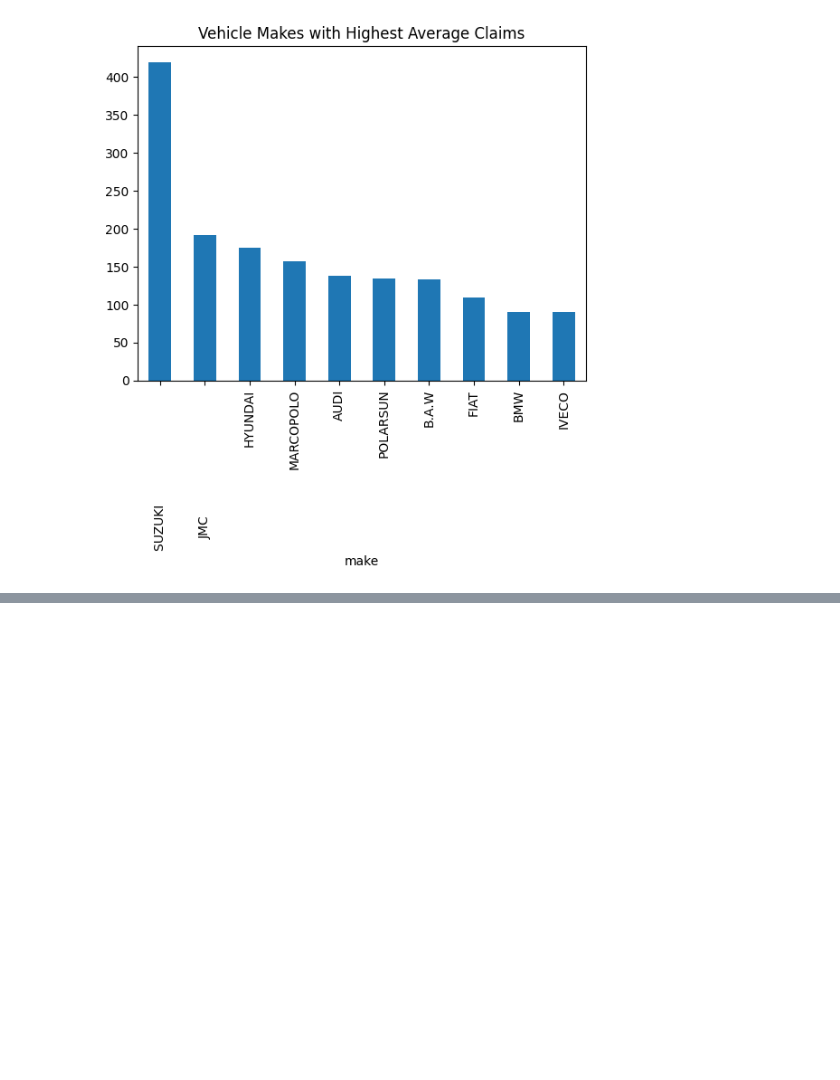
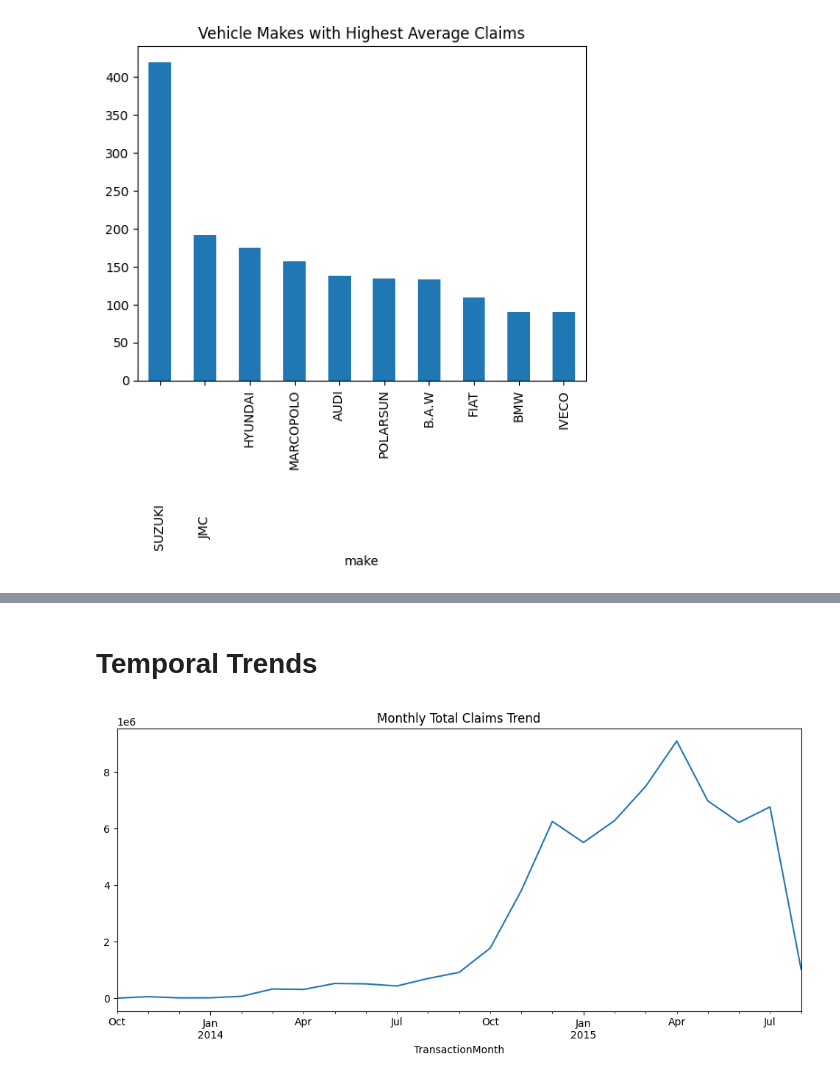
Before and after one commit to yenguandroid/Insurance-risk-analytics, a Jupyter notebook: notebooks/task1_eda.ipynb, the cells around one changed output, grey strips where cells are left out. Saved outputs shown, nothing was run; the diff lists cells and outputs as text; code cells hidden in the pictures; blank space fills up the shorter version.

```diff
--- a/notebooks/task1_eda.ipynb
+++ b/notebooks/task1_eda.ipynb
@@ -768,0 +1150,16 @@ plt.show()
+# %% [markdown]
+# Temporal Trends
+# %%
+# Convert dates:
+df["TransactionMonth"] = pd.to_datetime(df["TransactionMonth"])
+# %%
+# Monthly claims:
+monthly_claims = df.groupby(
+    df["TransactionMonth"].dt.to_period("M")
+)["TotalClaims"].sum()
+
+monthly_claims.plot(figsize=(12,5))
+plt.title("Monthly Total Claims Trend")
+plt.show()
+# %% [output]
+[figure, added]
```
Also changed, not shown: parts of 28 cells of this notebook, 2 other files.
